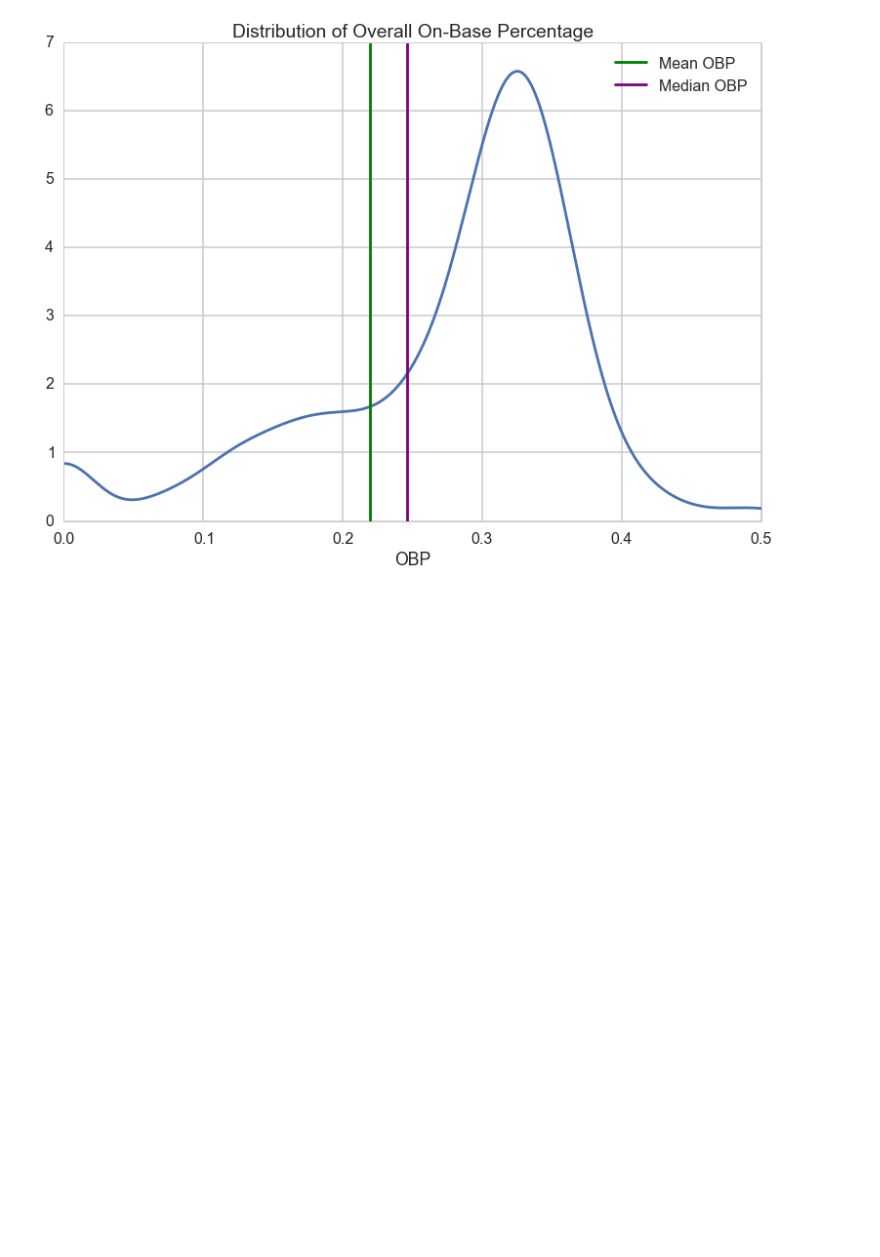
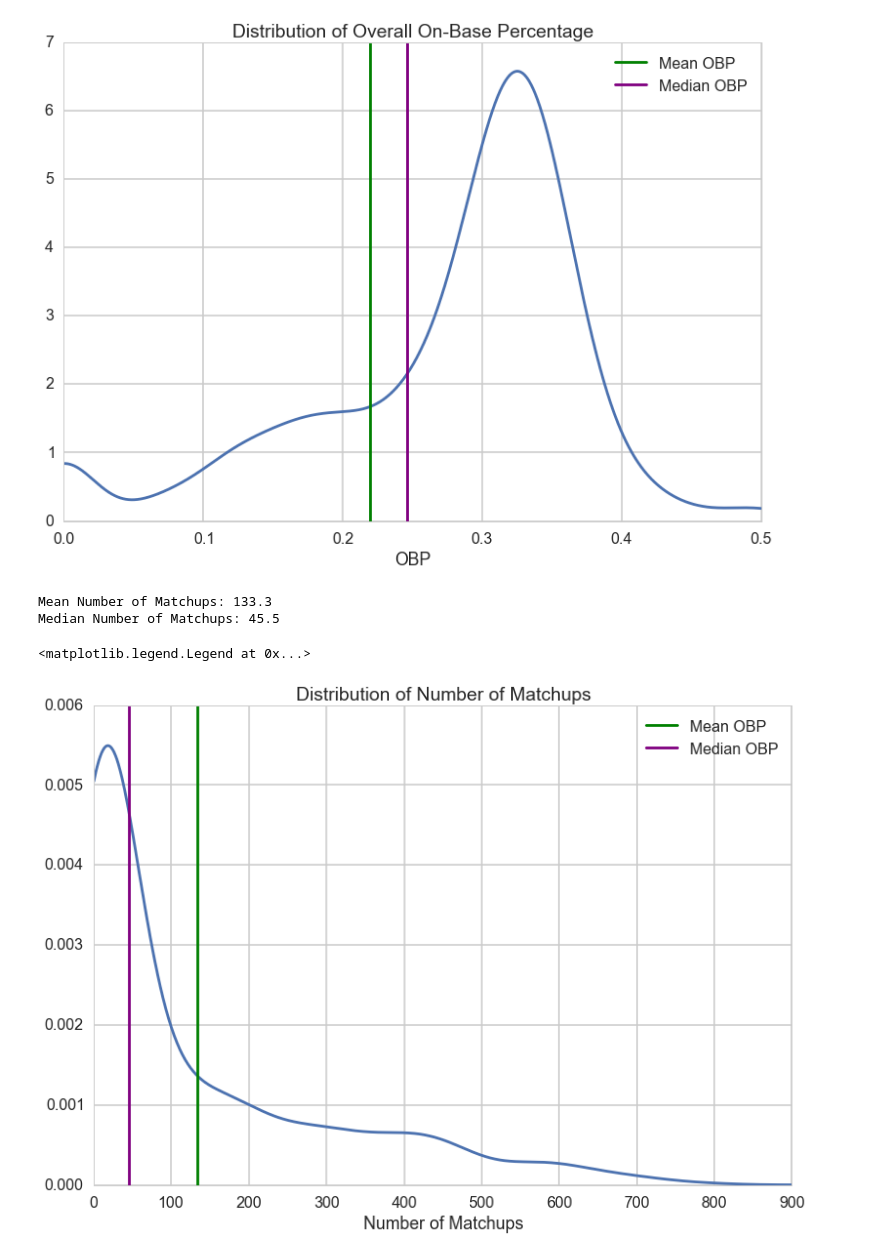
Before and after one commit to bacook17/CS109_baseball, a Jupyter notebook: additional_eda.ipynb, the cells around one changed output. Cells and saved outputs as stored; diff of their text form; code cells hidden in the pictures; blank space fills up the shorter version.

Commit message:
Added Number of Matchups

```diff
--- a/additional_eda.ipynb
+++ b/additional_eda.ipynb
@@ -91,3 +91,24 @@ plt.legend()
 # %% [output]
 <matplotlib.legend.Legend at 0x...>
 [figure]
+# %%
+#Distribution of batter matchups - the number of pitchers each batter has faced
+mean_matchups = batter_matchups.mean()
+med_matchups = batter_matchups.median()
+print "Mean Number of Matchups: %0.1f" % mean_matchups
+print "Median Number of Matchups: %0.1f" % med_matchups
+# %% [output]
+Mean Number of Matchups: 133.3
+Median Number of Matchups: 45.5
+# %%
+kde = stats.gaussian_kde(batter_matchups)
+x = np.linspace(0, 900, 1000)
+plt.plot(x, kde(x))
+plt.title("Distribution of Number of Matchups")
+plt.xlabel("Number of Matchups")
+plt.axvline(mean_matchups, 0, 10, color='g', label="Mean OBP")
+plt.axvline(med_matchups, 0, 10, color='purple', label="Median OBP")
+plt.legend()
+# %% [output]
+<matplotlib.legend.Legend at 0x...>
+[figure, added]
```
